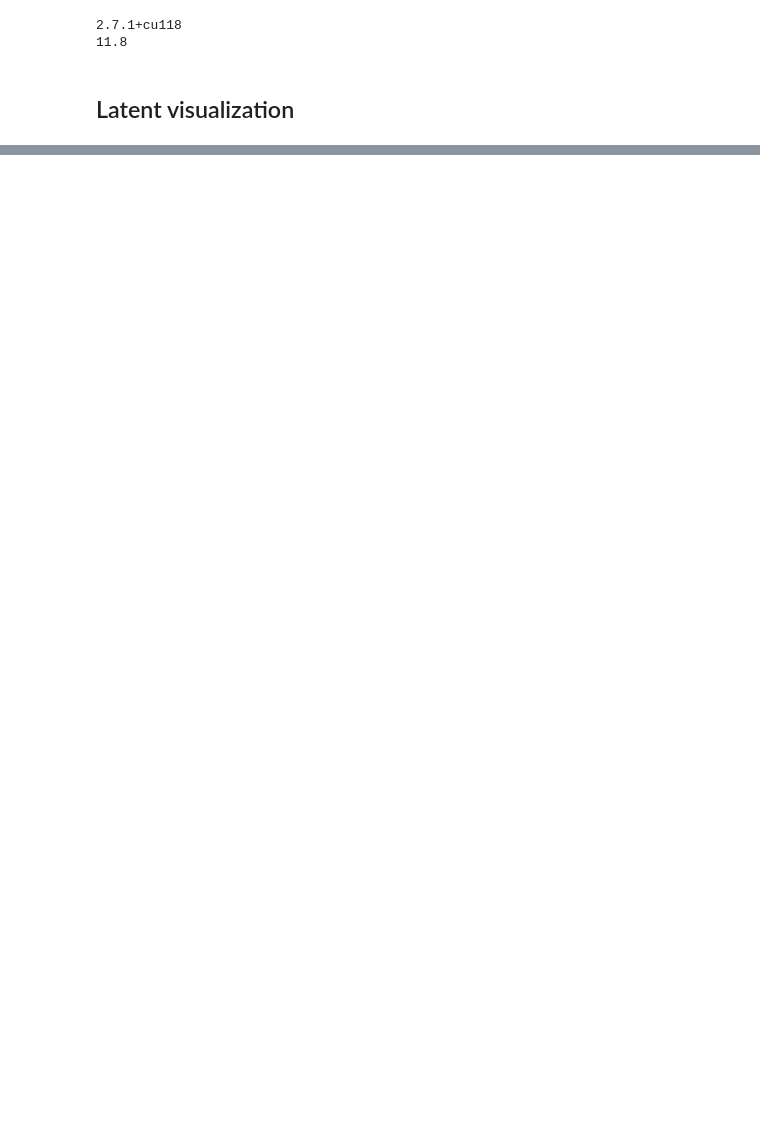
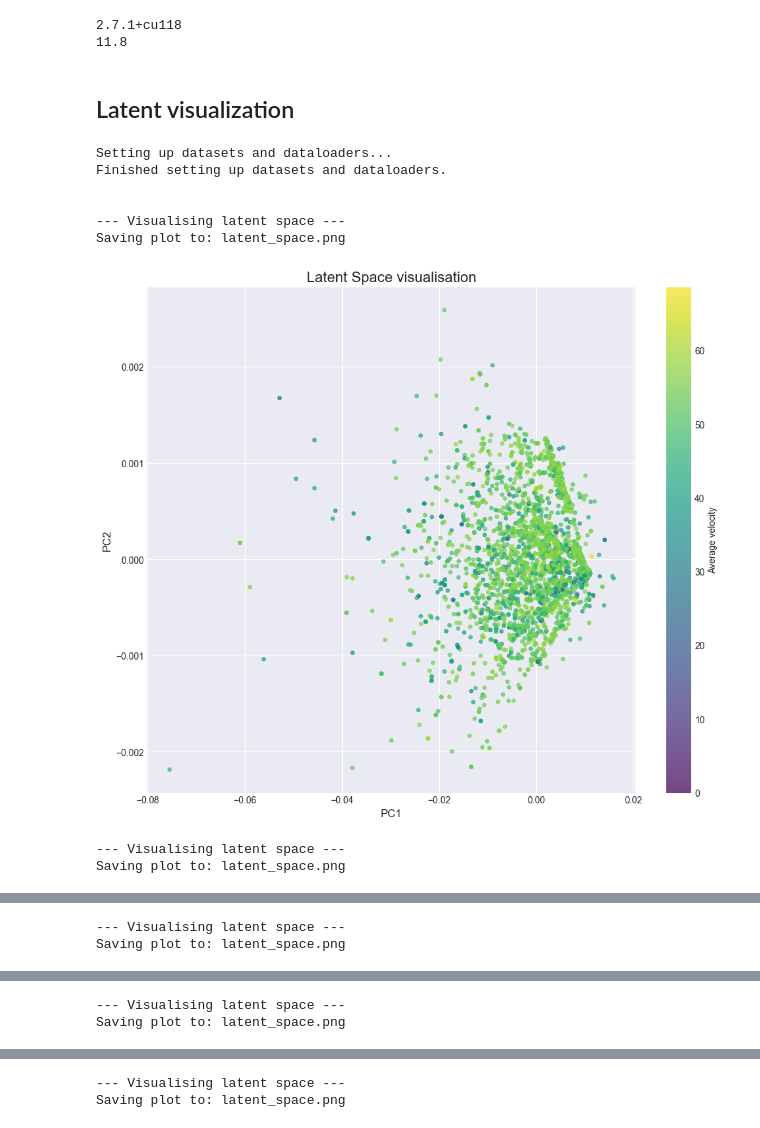
Before and after one commit to ziemmi13/Lofi-VAE-generator, a Jupyter notebook: model/Visualize latent space.ipynb, the cells around one changed output, grey strips where cells are left out. Cells and saved outputs as stored; diff of their text form; code cells hidden in the pictures; blank space fills up the shorter version.

```diff
--- a/model/Visualize latent space.ipynb
+++ b/model/Visualize latent space.ipynb
@@ -26,4 +26,16 @@ def visualize_epochs(epochs, dataset_dir):
 ## Latent visualization
 # %%
 dataset_dir = r"C:\Users\Hyperbook\Desktop\STUDIA\SEM III\PROJEKT ZESPOLOWY\dataset\transformed_dataset_3_imnstrumenty"
-epochs = [10, 50, 100, 150, 180]
+epochs = [1, 10, 20, 30, 32]
+# %%
+visualize_epochs(epochs, dataset_dir)
+# %% [output]
+Setting up datasets and dataloaders...
+Finished setting up datasets and dataloaders.
+
+
+--- Visualising latent space ---
+Saving plot to: latent_space.png
+[figure, added]
+--- Visualising latent space ---
+Saving plot to: latent_space.png
@@ -29,0 +43,2 @@ epochs = [10, 50, 100, 150, 180]
+--- Visualising latent space ---
+Saving plot to: latent_space.png
@@ -29,0 +46,2 @@ epochs = [10, 50, 100, 150, 180]
+--- Visualising latent space ---
+Saving plot to: latent_space.png
@@ -29,0 +49,2 @@ epochs = [10, 50, 100, 150, 180]
+--- Visualising latent space ---
+Saving plot to: latent_space.png
```
Also changed, not shown: parts of 1 cell of this notebook, 9 other files.
